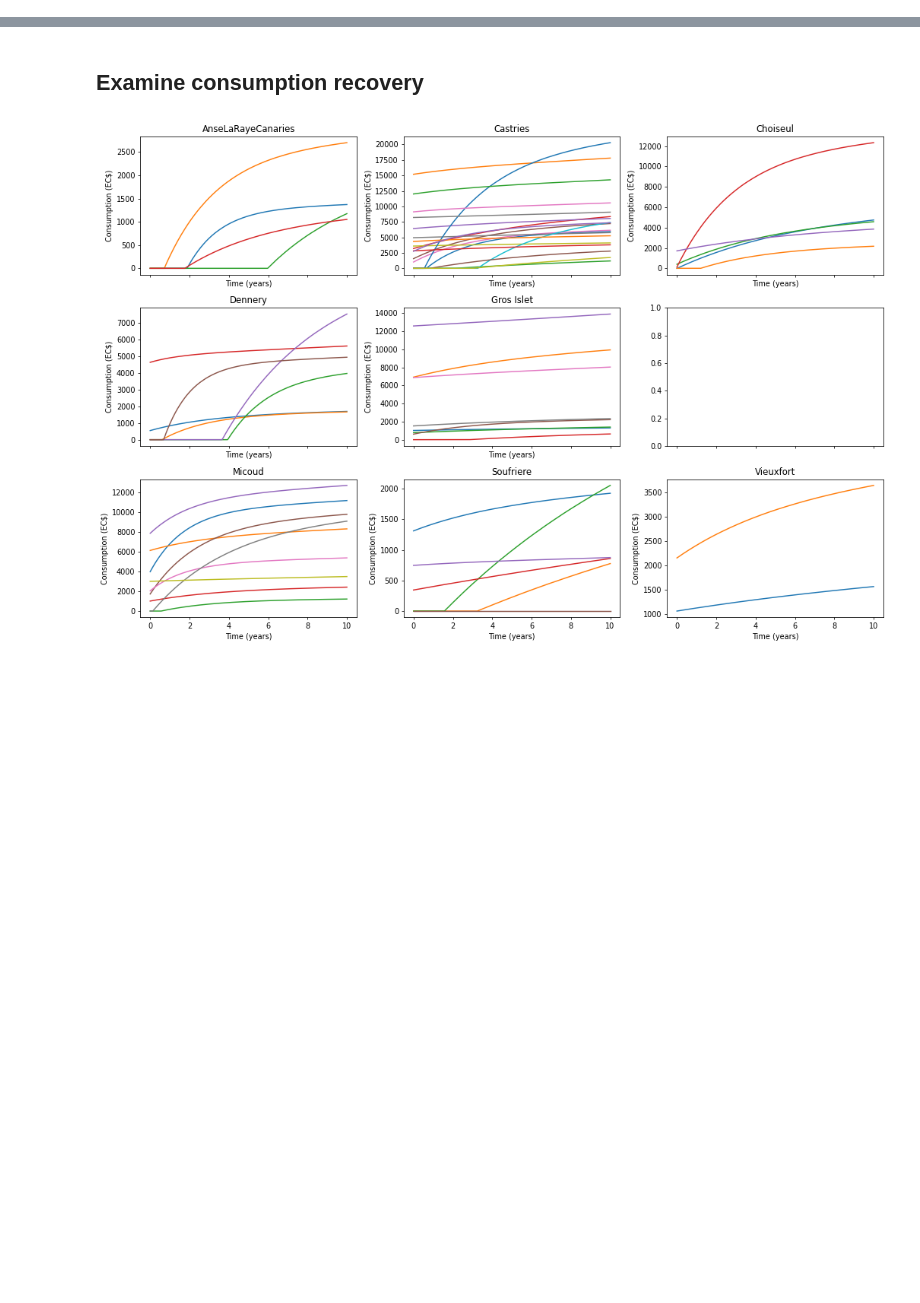
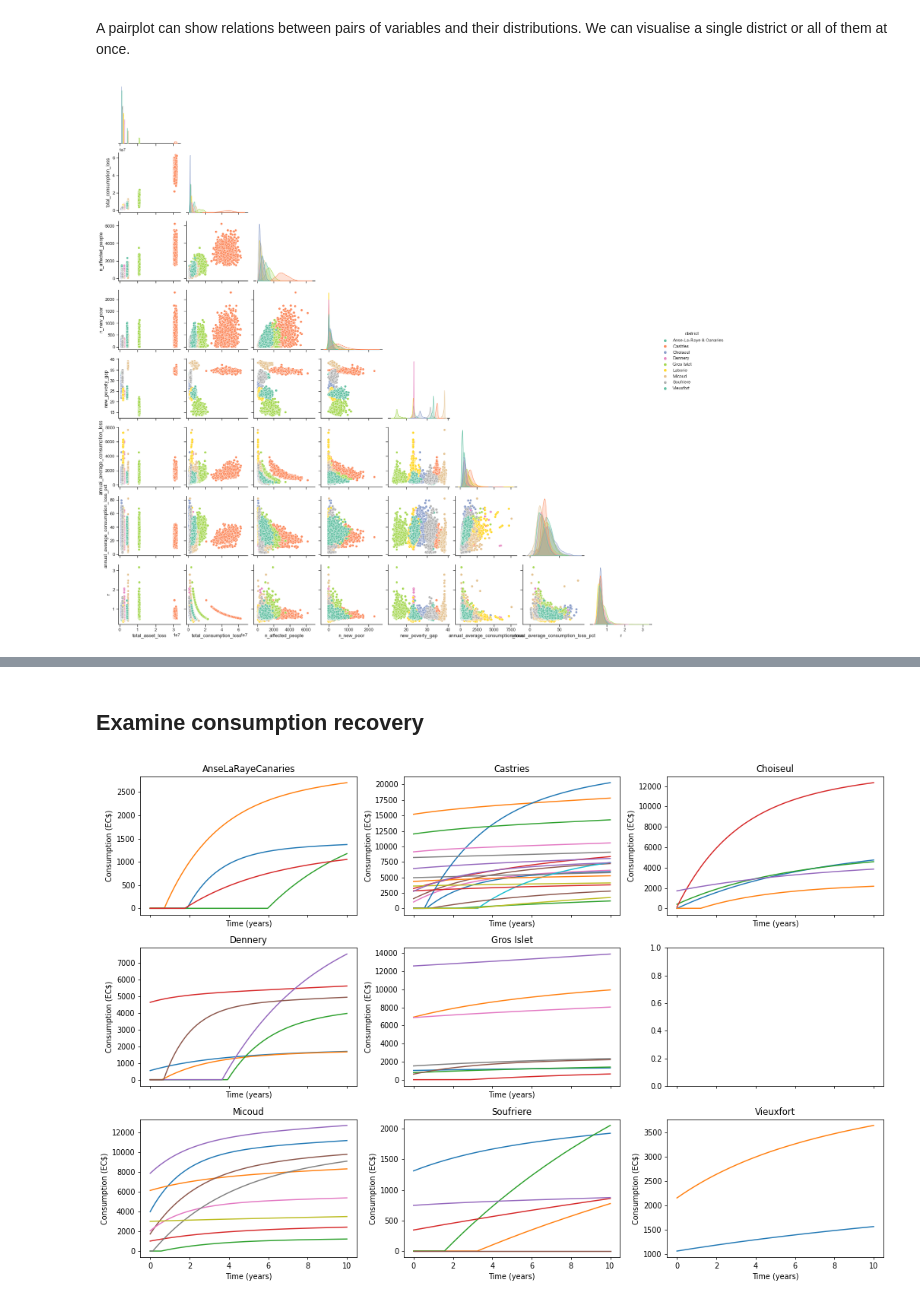
Before and after one commit to mikhailsirenko/unbreakable, a Jupyter notebook: notebooks/analysis.ipynb, the cells around one changed output, grey strips where cells are left out. Saved outputs shown, nothing was run; the diff lists cells and outputs as text; code cells hidden in the pictures; blank space fills up the shorter version.

```diff
--- a/notebooks/analysis.ipynb
+++ b/notebooks/analysis.ipynb
@@ -18,10 +19,13 @@ from ema_workbench import load_results
 # %%
 # Load results
-results = load_results('../results/scenarios=3000, policies=0.tar.gz')
+n_scenarios = 1000
+n_policies = 0
+results = load_results(f'../results/scenarios={n_scenarios}, policies={n_policies}.tar.gz')
+
+# Prepare outcomes
+outcomes = prepare_outcomes(results, add_policies=False)
-# %%
-outcomes = prepare_outcomes_dataframe(results)
-experiments = results[0]
 # %%
+numeric_columns = outcomes.columns[3:-1].tolist()
 columns_of_interest = ['total_asset_loss',
                        'total_consumption_loss',
                        'n_affected_people',
@@ -31,5 +35,13 @@ columns_of_interest = ['total_asset_loss',
                        'annual_average_consumption_loss_pct',
                        'r']
 
-outcomes[columns_of_interest] = outcomes[columns_of_interest]
-outcomes[columns_of_interest] = outcomes[columns_of_interest].astype(float)
+outcomes[numeric_columns] = outcomes[numeric_columns].apply(pd.to_numeric)
+# %%
+# Rename district column
+# outcomes = outcomes.rename(columns={'district': 'District'})
+outcomes['district'].replace({'AnseLaRayeCanaries': 'Anse-La-Raye & Canaries'}, inplace=True)
+
+# Convert Annual average consumption loss to percentage
+outcomes['annual_average_consumption_loss_pct'] = outcomes['annual_average_consumption_loss_pct'] * 100
+outcomes['initial_poverty_gap'] = outcomes['initial_poverty_gap'] * 100
+outcomes['new_poverty_gap'] = outcomes['new_poverty_gap'] * 100
@@ -35,0 +198,7 @@ outcomes[columns_of_interest] = outcomes[columns_of_interest].astype(float)
+# %% [markdown]
+A pairplot can show relations between pairs of variables and their distributions. We can visualise a single district or all of them at once.
+# %%
+df = outcomes[['district'] + columns_of_interest]
+sns.pairplot(df, hue='district', palette='Set2', corner=True);
+# %% [output]
+[figure, added]
```
Also changed, not shown: parts of 40 cells of this notebook.
